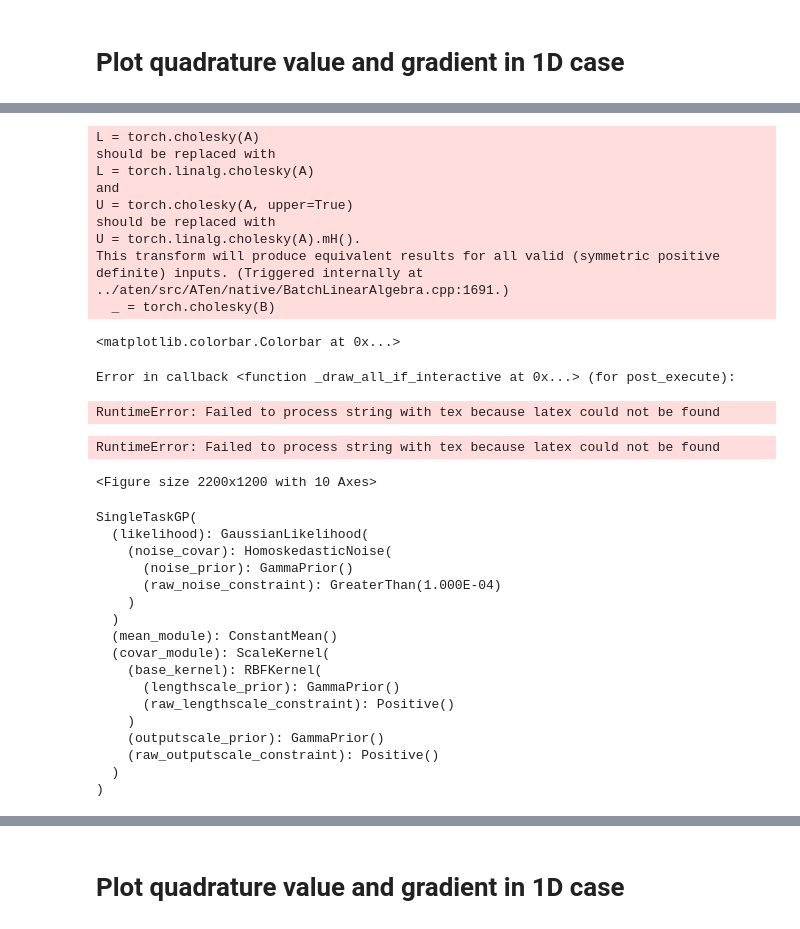
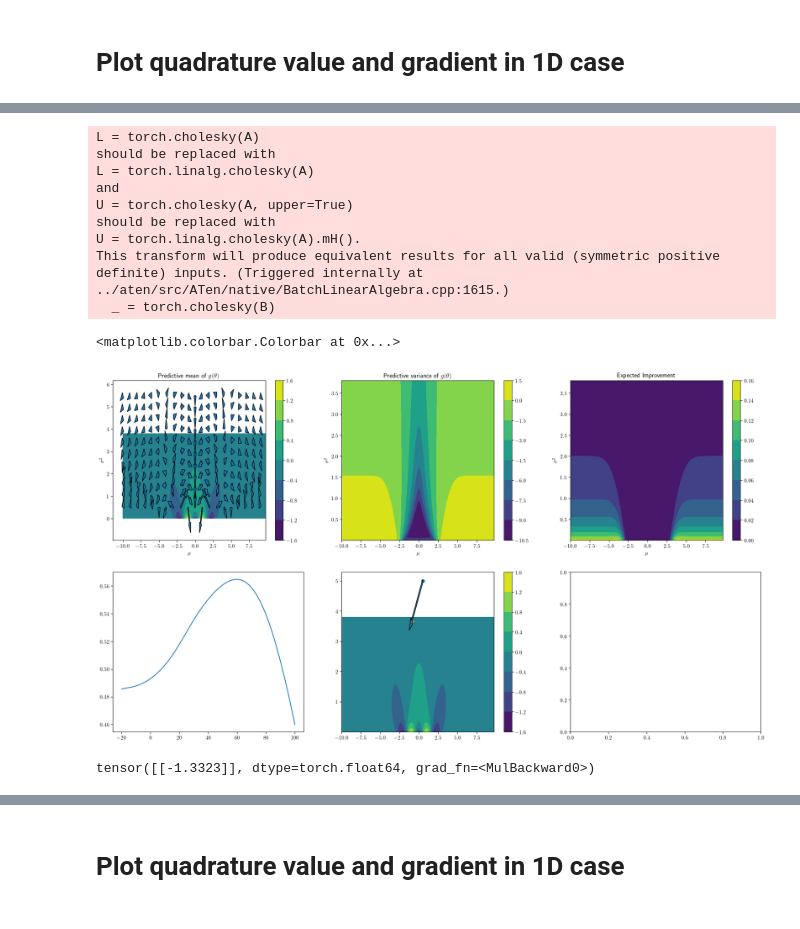
Before and after one commit to pierreosselin/ProbNES, a Jupyter notebook: notebook/illustration_quadrature.ipynb, the cells around one changed output, grey strips where cells are left out. Drawn from its saved outputs; the diff is of its cells as text; code cells hidden in the pictures.

Commit message:
Add explanation wolfe

```diff
--- a/notebook/illustration_quadrature.ipynb
+++ b/notebook/illustration_quadrature.ipynb
@@ -96,10 +101,6 @@ plot_GP_fit(model, quad_distrib, train_X, train_Y, objective, normalize=NORMALIZ
 # %%
 quad = Quadrature(model=model,
-            distribution=quad_distrib,
-            c1 = 0.1,
-            c2 = 0.2,
-            t_max = 50,
-            budget = 500)
+            distribution=quad_distrib)
 quad.quadrature()
 quad.gradient_direction()
 
@@ -107,11 +108,7 @@ def posterior_quad(theta, var):
     mean_distrib_test, var_distrib_test = torch.tensor([theta], dtype=torch.float64), torch.diag(torch.tensor([var], dtype=torch.float64))
     quad_distrib_test = MultivariateNormal(mean_distrib_test, var_distrib_test)
     quad_test = Quadrature(model=model,
-            distribution=quad_distrib_test,
-            c1 = 0.1,
-            c2 = 0.2,
-            t_max = 1,
-            budget = 50)
+            distribution=quad_distrib_test)
 
     quad_test.quadrature()
     return quad_test.m, quad_test.v
@@ -160,7 +157,7 @@ for el in tqdm(res):
 mean, var = torch.tensor(result).numpy()[:,0].reshape(m,n), torch.tensor(result).numpy()[:,1].reshape(m,n)
 ei = torch.tensor(result_ei).numpy().reshape(m,n)
 # %%
-t_linspace = torch.linspace(-10., 10., 200, dtype=train_X.dtype)
+t_linspace = torch.linspace(-20., 100., 200, dtype=train_X.dtype)
 result_wolfe = []
 for t in t_linspace:
     result_wolfe.append(quad.compute_p_wolfe(t))
@@ -173,12 +170,12 @@ and
 U = torch.cholesky(A, upper=True)
 should be replaced with
 U = torch.linalg.cholesky(A).mH().
-This transform will produce equivalent results for all valid (symmetric positive definite) inputs. (Triggered internally at ../aten/src/ATen/native/BatchLinearAlgebra.cpp:1691.)
+This transform will produce equivalent results for all valid (symmetric positive definite) inputs. (Triggered internally at ../aten/src/ATen/native/BatchLinearAlgebra.cpp:1615.)
   _ = torch.cholesky(B)
 # %%
 ## Compute gradients at multiple places
-b_grad = np.arange(-10, 10, 2)
-d_grad = np.arange(0, 2, 1)[1:]**2
+b_grad = np.arange(-10, 10, 1)
+d_grad = np.arange(0, 6, 0.5)[1:]
 B_grad, D_grad = np.meshgrid(b_grad, d_grad)
 n_grad, m_grad = b_grad.shape[0], d_grad.shape[0]
 res_grad = torch.stack((torch.tensor(B_grad.flatten()), torch.tensor(D_grad.flatten())), axis = 1).numpy()
@@ -187,11 +184,7 @@ for el in tqdm(res_grad):
     mean_distrib_grad, var_distrib_grad = torch.tensor([el[0]], dtype=torch.float64), torch.diag(torch.tensor([el[1]], dtype=torch.float64))
     quad_distrib_grad = MultivariateNormal(mean_distrib_grad, var_distrib_grad)
     quad_grad = Quadrature(model=model,
-            distribution=quad_distrib_grad,
-            c1 = 0.1,
-            c2 = 0.2,
-            t_max = 1,
-            budget = 50)
+            distribution=quad_distrib_grad)
     quad_grad.quadrature()
     quad_grad.gradient_direction()
     mu_grad, epsilon_grad = float(quad_grad.d_mu.detach().clone()), float(quad_grad.d_epsilon.detach().clone())
@@ -211,40 +204,36 @@ fig, axs = plt.subplots(2, 3, figsize=(22, 12))
 
 contour1 = axs[0,0].contourf(B, D, mean)
 # Gradient
-arrow_factor = 5
 for i, el in tqdm(enumerate(res_grad)):
-    axs[0, 0].arrow(el[0], el[1], arrow_factor*result_grad[i][0]/max_length, arrow_factor*result_grad[i][1]/max_length, width = 0.1)
+    axs[0, 0].arrow(el[0], el[1], result_grad[i][0], result_grad[i][1], width = 0.1)
 axs[0,0].set_xlabel(r'$\mu$')
 axs[0,0].set_ylabel(r'$\sigma^{2}$')
 axs[0,0].set_title(r"Predictive mean of $g(\theta)$")
 
 contour2 = axs[0, 1].contourf(B, D, np.log(var))
 axs[0, 1].set_xlabel(r'$\mu$')
 axs[0, 1].set_ylabel(r'$\sigma^{2}$')
 axs[0, 1].set_title(r"Predictive variance of $g(\theta)$")
 
 contour3 = axs[0,2].contourf(B, D, ei)
 axs[0,2].set_xlabel(r'$\mu$')
 axs[0,2].set_ylabel(r'$\sigma^{2}$')
 axs[0,2].set_title(r"Expected Improvement")
 
 
 contour4 = axs[1,1].contourf(B, D, mean)
 mu2 = float(quad.distribution.loc + float(t_linspace[np.argmax(wolfe_tensor)])*quad.d_mu)
 Epsilon2 = float(nearestPD(quad.distribution.covariance_matrix + float(t_linspace[np.argmax(wolfe_tensor)])*quad.d_epsilon))
 
 axs[1,0].plot(t_linspace.numpy(), wolfe_tensor.numpy())
 axs[1,1].scatter([float(quad.distribution.loc)], [float(quad.distribution.covariance_matrix)])
 axs[1,1].scatter([mu2], [Epsilon2])
 axs[1,1].arrow(float(quad.distribution.loc), float(quad.distribution.covariance_matrix), float(t_linspace[np.argmax(wolfe_tensor)]*quad.d_mu), float(t_linspace[np.argmax(wolfe_tensor)]*quad.d_epsilon), width = 0.1)
 
 fig.colorbar(contour1, ax=axs[0,0])
 fig.colorbar(contour2, ax=axs[0,1])
 fig.colorbar(contour3, ax=axs[0,2])
 fig.colorbar(contour4, ax=axs[1,1])
 # %% [output]
 <matplotlib.colorbar.Colorbar at 0x...>
-Error in callback <function _draw_all_if_interactive at 0x...> (for post_execute):
-RuntimeError: Failed to process string with tex because latex could not be found
-RuntimeError: Failed to process string with tex because latex could not be found
-<Figure size 2200x1200 with 10 Axes>
+[figure, added]
@@ -255,20 +240,4 @@ quad.update_distribution()
-# %%
-quad.model
-# %% [output]
-SingleTaskGP(
-  (likelihood): GaussianLikelihood(
-    (noise_covar): HomoskedasticNoise(
-      (noise_prior): GammaPrior()
-      (raw_noise_constraint): GreaterThan(1.000E-04)
-    )
-  )
-  (mean_module): ConstantMean()
-  (covar_module): ScaleKernel(
-    (base_kernel): RBFKernel(
-      (lengthscale_prior): GammaPrior()
-      (raw_lengthscale_constraint): Positive()
-    )
-    (outputscale_prior): GammaPrior()
-    (raw_outputscale_constraint): Positive()
-  )
-)
+# %%
+t_linspace[np.argmax(wolfe_tensor)]*quad.d_epsilon
+# %% [output]
+tensor([[-1.3323]], dtype=torch.float64, grad_fn=<MulBackward0>)
```
Also changed, not shown: parts of 8 cells of this notebook, 1 other file.
